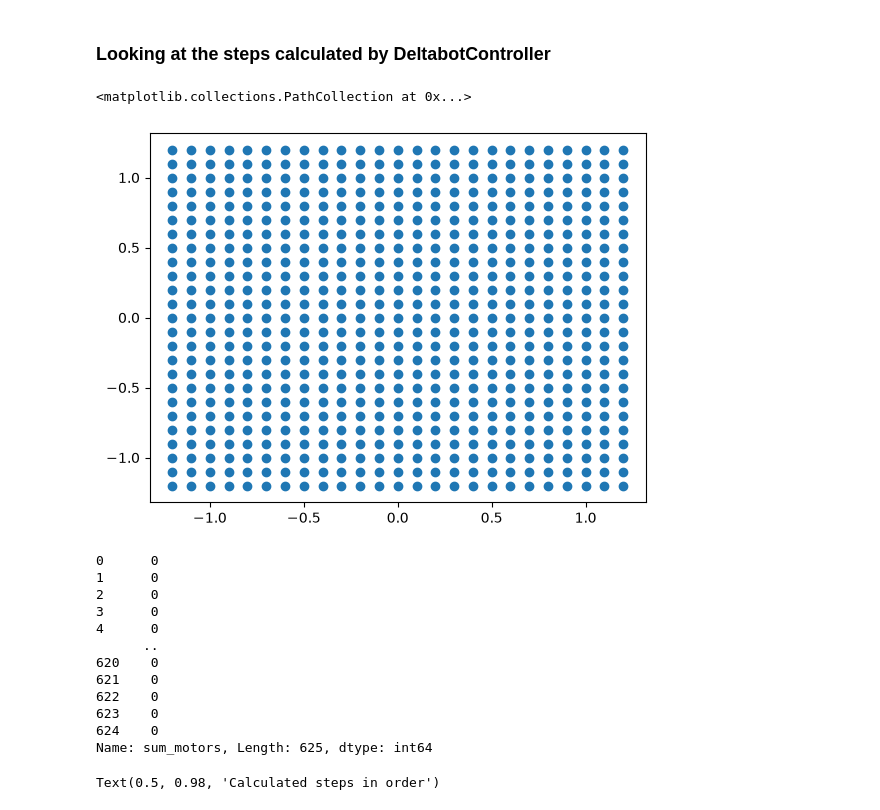
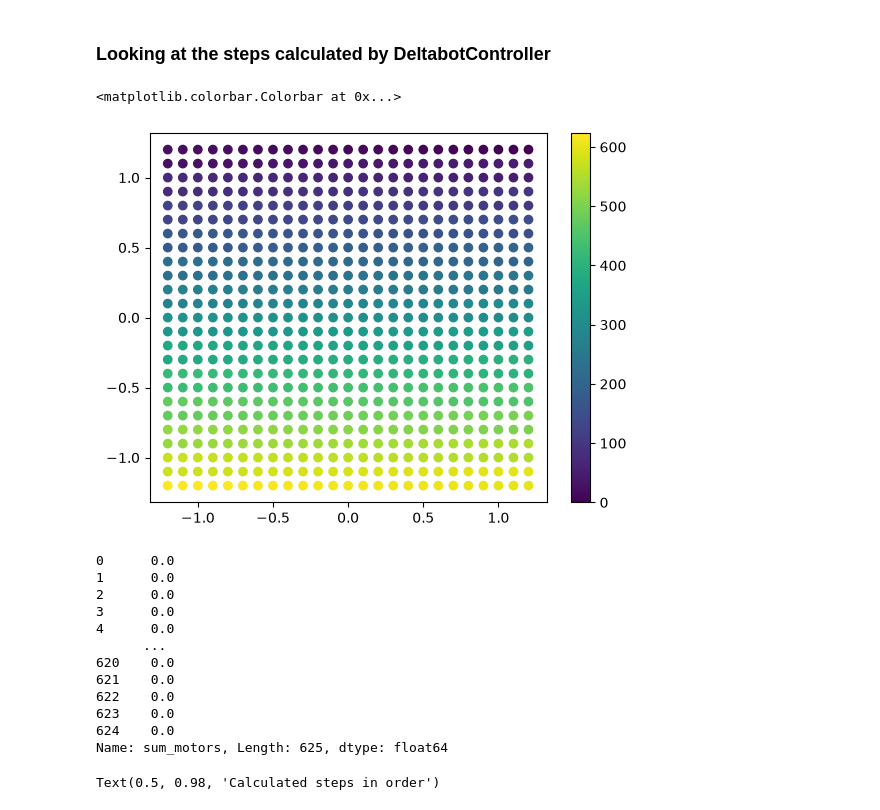
Before and after one commit to Abigail-Yates/DeltabotProject, a Jupyter notebook: TensorFlow/Trials/16Oct_MLP_Pred.ipynb, the cells around one changed output. Saved outputs shown, nothing was run; the diff lists cells and outputs as text; code cells hidden in the pictures.

Commit message:
Multiple updates. 16thOct MLPs. More data. Move files.

```diff
--- a/TensorFlow/Trials/16Oct_MLP_Pred.ipynb
+++ b/TensorFlow/Trials/16Oct_MLP_Pred.ipynb
@@ -18,24 +7,27 @@ scan_20.name = "scan_20"
+# %%
+mesh0045_27Oct = pd.read_csv("processed_data/27Oct_0045_mesh.csv")
 # %%
-plt.scatter(scan_20["x"], scan_20["y"]) # the input and the goal
+plt.scatter(mesh0045_27Oct["x"], mesh0045_27Oct["y"], c=mesh0045_27Oct["point"]) # the input and the goal
+plt.colorbar()
 # %% [output]
-<matplotlib.collections.PathCollection at 0x...>
+<matplotlib.colorbar.Colorbar at 0x...>
-[figure, old version]
+[figure, new version]
 # %%
-scan_20['sum_motors'] = scan_20["s0"] + scan_20["s1"] + scan_20["s2"]
-scan_20['sum_motors']
+mesh0045_27Oct['sum_motors'] = mesh0045_27Oct["s0"] + mesh0045_27Oct["s1"] + mesh0045_27Oct["s2"]
+mesh0045_27Oct['sum_motors']
 # %% [output]
-0      0
-1      0
-2      0
-3      0
-4      0
-      ..
-620    0
-621    0
-622    0
-623    0
-624    0
-Name: sum_motors, Length: 625, dtype: int64
+0      0.0
+1      0.0
+2      0.0
+3      0.0
+4      0.0
+      ...
+620    0.0
+621    0.0
+622    0.0
+623    0.0
+624    0.0
+Name: sum_motors, Length: 625, dtype: float64
 # %%
 fig, axs = plt.subplots(1, 3, figsize=(15,5), constrained_layout=True)
 for i, motor in enumerate(["s0", "s1", "s2"]):
```
Also changed, not shown: parts of 16 cells of this notebook, 35 other files.
